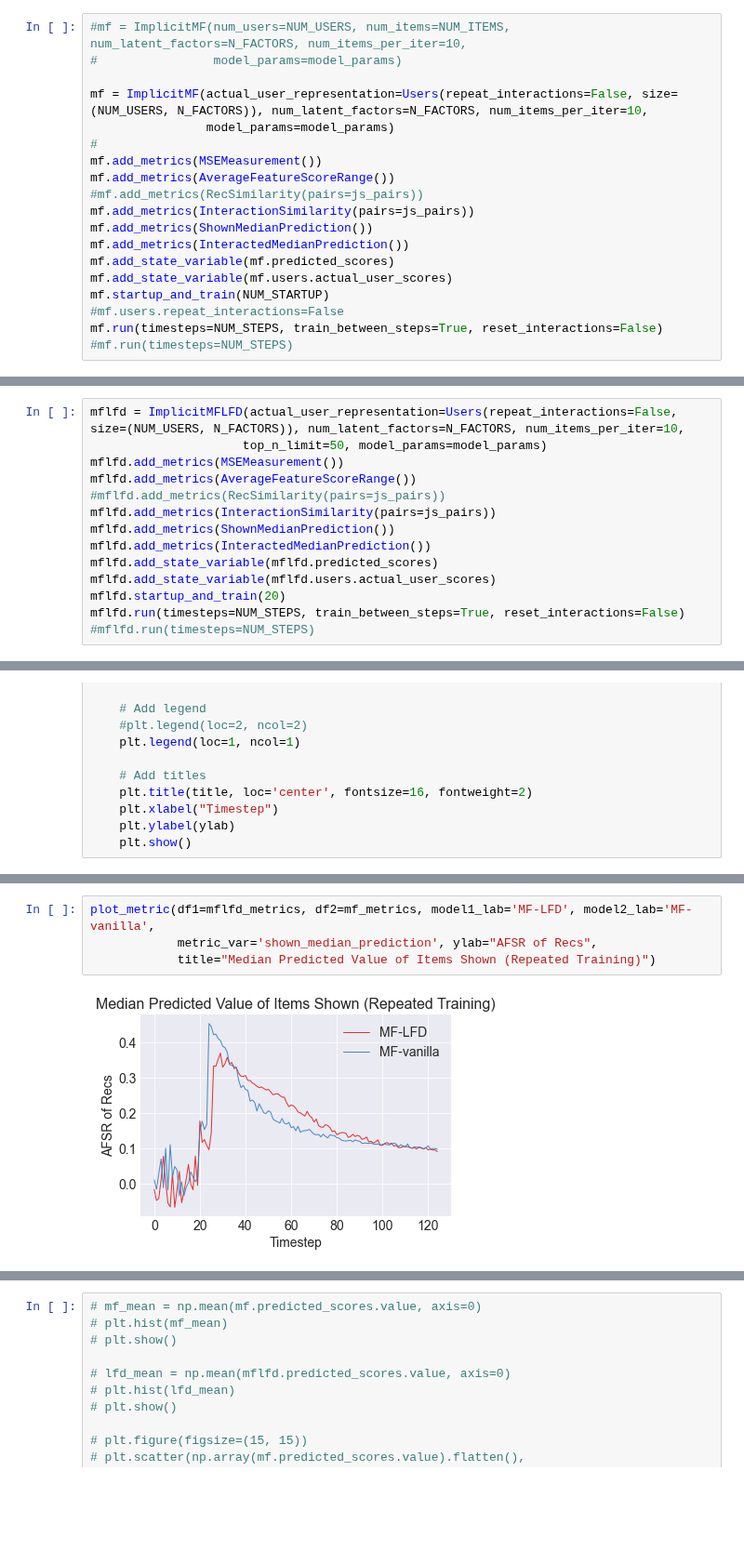
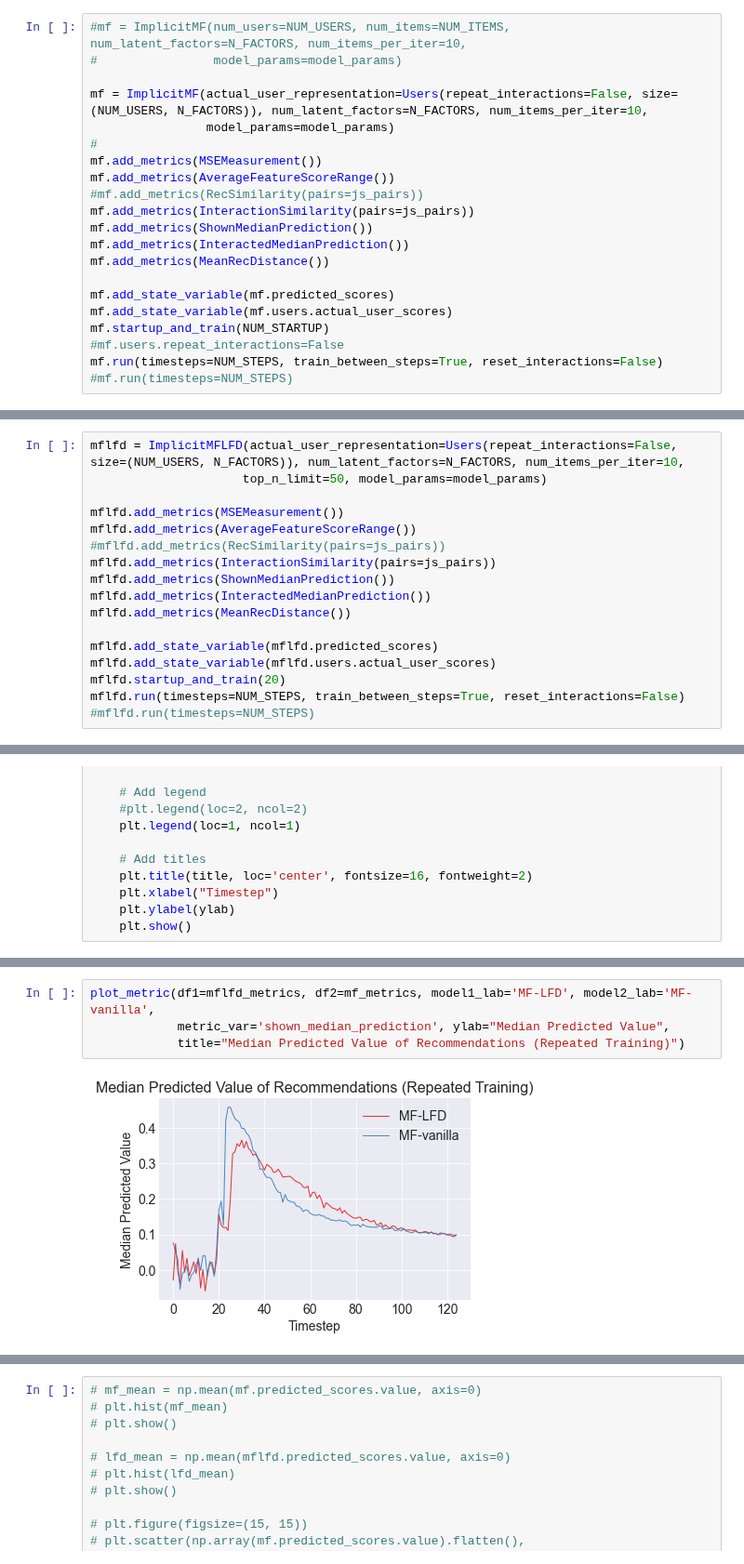
Before and after one commit to elucherini/t-recs, a Jupyter notebook: examples/MFLFDTesting.ipynb, the cells around one changed output, grey strips where cells are left out. Shown at 93% size. Saved outputs shown, nothing was run; the diff lists cells and outputs as text; blank space fills up the shorter version.

Commit message:
tweaks to metric, added graph

```diff
--- a/examples/MFLFDTesting.ipynb
+++ b/examples/MFLFDTesting.ipynb
@@ -200,6 +236,8 @@ mf.add_metrics(AverageFeatureScoreRange())
 mf.add_metrics(InteractionSimilarity(pairs=js_pairs))
 mf.add_metrics(ShownMedianPrediction())
 mf.add_metrics(InteractedMedianPrediction())
+mf.add_metrics(MeanRecDistance())
+
 mf.add_state_variable(mf.predicted_scores)
 mf.add_state_variable(mf.users.actual_user_scores)
 mf.startup_and_train(NUM_STARTUP)
@@ -213,12 +249,15 @@ False
 # %%
 mflfd = ImplicitMFLFD(actual_user_representation=Users(repeat_interactions=False, size=(NUM_USERS, N_FACTORS)), num_latent_factors=N_FACTORS, num_items_per_iter=10,
                      top_n_limit=50, model_params=model_params)
+
 mflfd.add_metrics(MSEMeasurement())
 mflfd.add_metrics(AverageFeatureScoreRange())
 #mflfd.add_metrics(RecSimilarity(pairs=js_pairs))
 mflfd.add_metrics(InteractionSimilarity(pairs=js_pairs))
 mflfd.add_metrics(ShownMedianPrediction())
 mflfd.add_metrics(InteractedMedianPrediction())
+mflfd.add_metrics(MeanRecDistance())
+
 mflfd.add_state_variable(mflfd.predicted_scores)
 mflfd.add_state_variable(mflfd.users.actual_user_scores)
 mflfd.startup_and_train(20)
@@ -277,8 +316,8 @@ plot_metric(df1=mflfd_metrics, df2=mf_metrics, model1_lab='MF-LFD', model2_lab='
 # %%
 plot_metric(df1=mflfd_metrics, df2=mf_metrics, model1_lab='MF-LFD', model2_lab='MF-vanilla',
-            metric_var='shown_median_prediction', ylab="AFSR of Recs",
-            title="Median Predicted Value of Items Shown (Repeated Training)")
+            metric_var='shown_median_prediction', ylab="Median Predicted Value",
+            title="Median Predicted Value of Recommendations (Repeated Training)")
 # %% [output]
-[figure, old version]
+[figure, new version]
 # %%
 plot_metric(df1=mflfd_metrics, df2=mf_metrics, model1_lab='MF-LFD', model2_lab='MF-vanilla',
```
Also changed, not shown: parts of 18 cells of this notebook.
